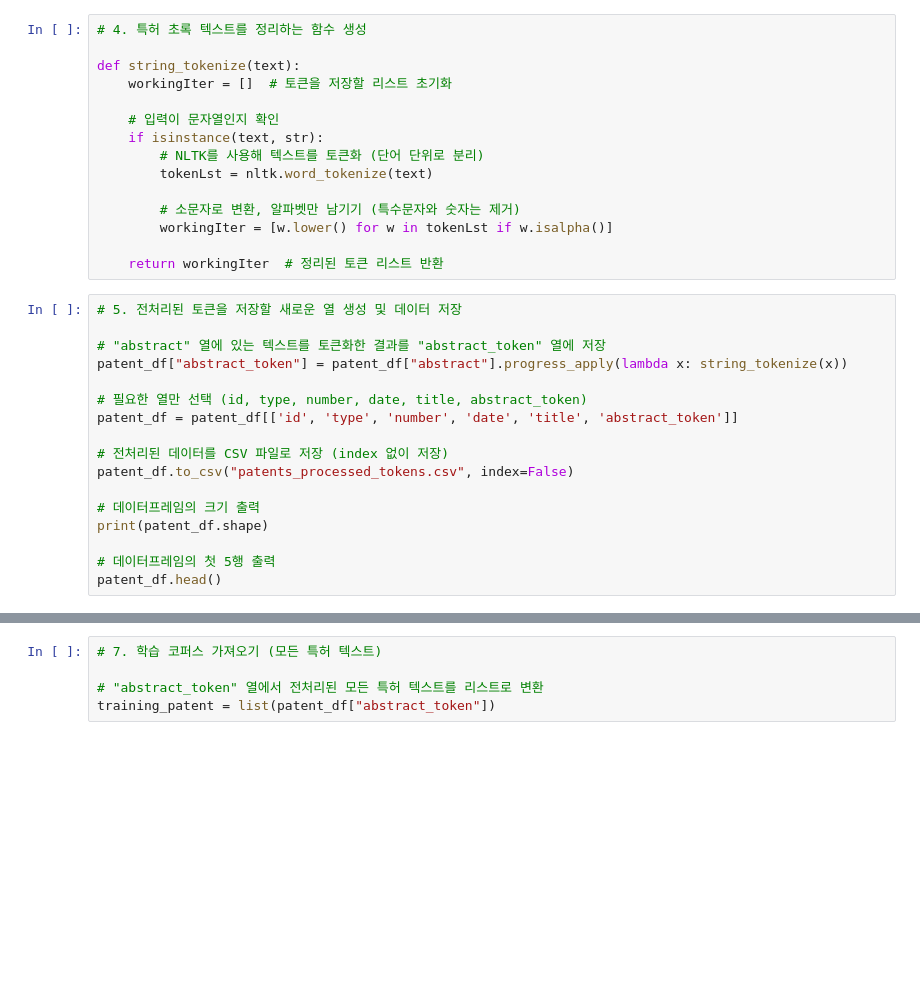
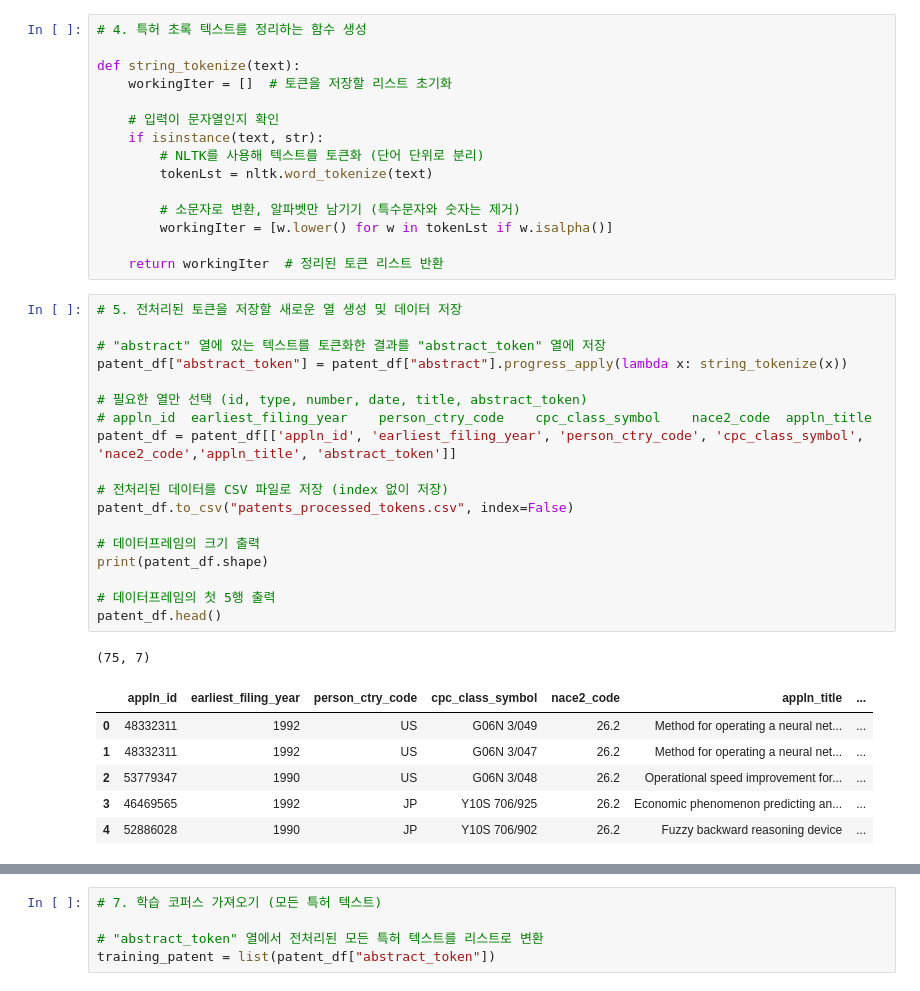
Before and after one commit to deep1003/deep1003, a Jupyter notebook: Week 14. Patent Analysis.ipynb, the cells around one changed output, grey strips where cells are left out. Cells and saved outputs as stored; diff of their text form; blank space fills up the shorter version.

```diff
--- a/Week 14. Patent Analysis.ipynb
+++ b/Week 14. Patent Analysis.ipynb
@@ -99,17 +186,26 @@ def string_tokenize(text):
 # %%
 # 5. 전처리된 토큰을 저장할 새로운 열 생성 및 데이터 저장
 
 # "abstract" 열에 있는 텍스트를 토큰화한 결과를 "abstract_token" 열에 저장
 patent_df["abstract_token"] = patent_df["abstract"].progress_apply(lambda x: string_tokenize(x))
 
 # 필요한 열만 선택 (id, type, number, date, title, abstract_token)
-patent_df = patent_df[['id', 'type', 'number', 'date', 'title', 'abstract_token']]
+# appln_id	earliest_filing_year	person_ctry_code	cpc_class_symbol	nace2_code	appln_title
+patent_df = patent_df[['appln_id', 'earliest_filing_year', 'person_ctry_code', 'cpc_class_symbol', 'nace2_code','appln_title', 'abstract_token']]
 
 # 전처리된 데이터를 CSV 파일로 저장 (index 없이 저장)
 patent_df.to_csv("patents_processed_tokens.csv", index=False)
 
 # 데이터프레임의 크기 출력
 print(patent_df.shape)
 
 # 데이터프레임의 첫 5행 출력
 patent_df.head()
+# %% [output]
+(75, 7)
+|  | appln_id | earliest_filing_year | person_ctry_code | cpc_class_symbol | nace2_code | appln_title | ... |
+| 0 | 48332311 | 1992 | US | G06N 3/049 | 26.2 | Method for operating a neural net... | ... |
+| 1 | 48332311 | 1992 | US | G06N 3/047 | 26.2 | Method for operating a neural net... | ... |
+| 2 | 53779347 | 1990 | US | G06N 3/048 | 26.2 | Operational speed improvement for... | ... |
+| 3 | 46469565 | 1992 | JP | Y10S 706/925 | 26.2 | Economic phenomenon predicting an... | ... |
+| 4 | 52886028 | 1990 | JP | Y10S 706/902 | 26.2 | Fuzzy backward reasoning device | ... |
```
Also changed, not shown: parts of 8 cells of this notebook.
